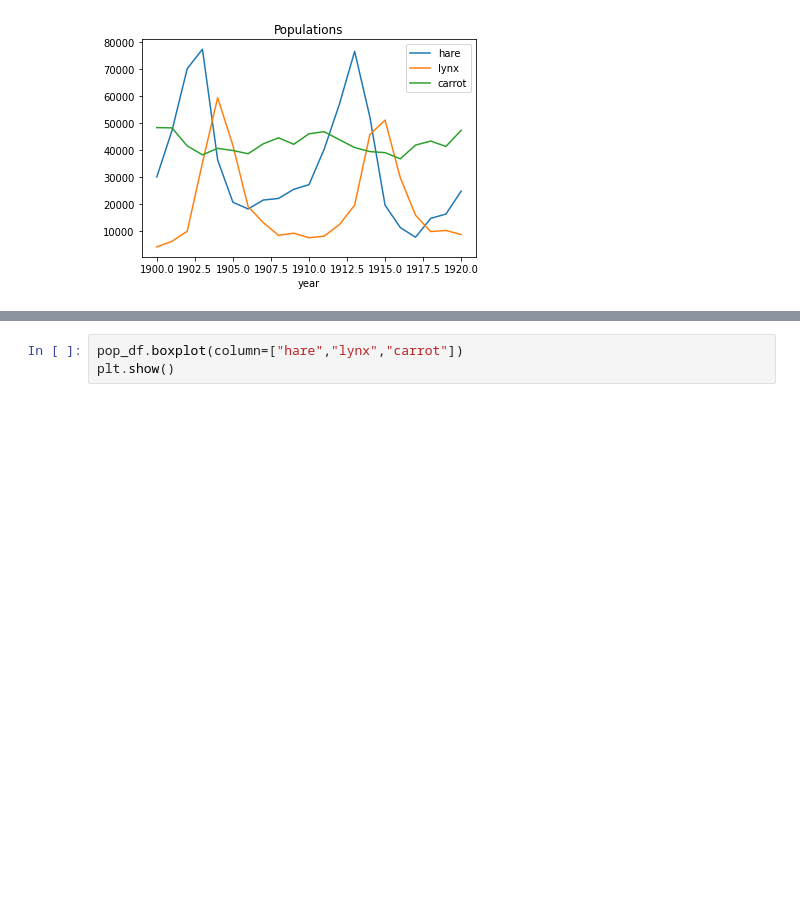
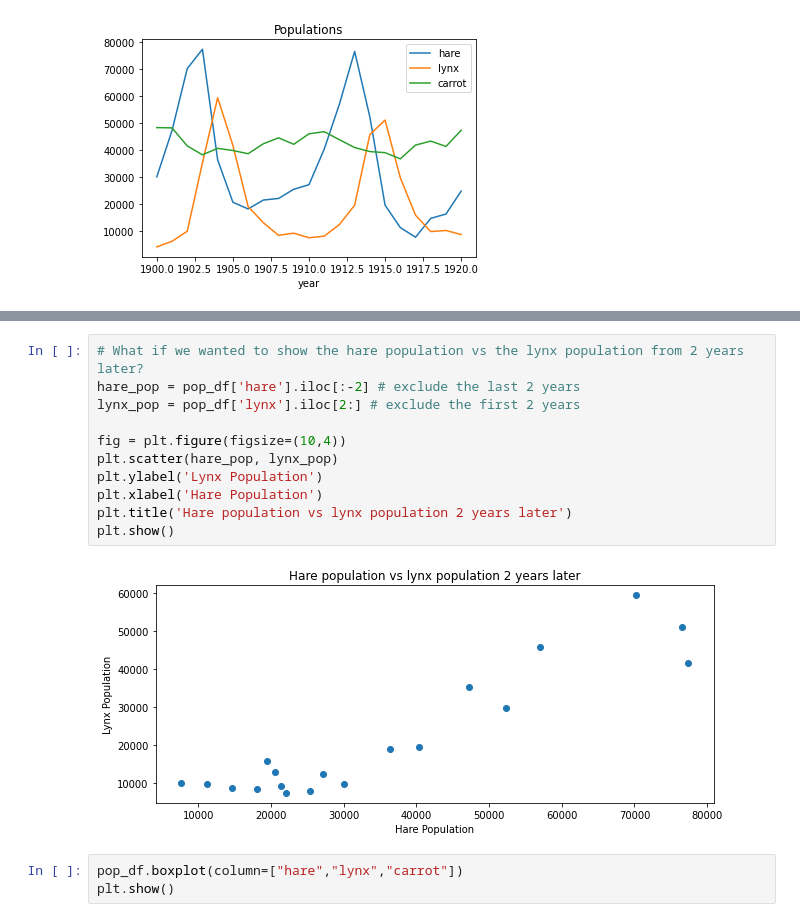
Before and after one commit to scottspurlock/csc4422-2022s, a Jupyter notebook: tutorials/day03_tutorial_pandas.ipynb, the cells around one changed output, grey strips where cells are left out. Drawn from its saved outputs; the diff is of its cells as text; blank space fills up the shorter version.

Commit message:
Added iloc examples

```diff
--- a/tutorials/day03_tutorial_pandas.ipynb
+++ b/tutorials/day03_tutorial_pandas.ipynb
@@ -407,3 +445,16 @@ plt.show()
+# %%
+# What if we wanted to show the hare population vs the lynx population from 2 years later?
+hare_pop = pop_df['hare'].iloc[:-2] # exclude the last 2 years
+lynx_pop = pop_df['lynx'].iloc[2:] # exclude the first 2 years
+
+fig = plt.figure(figsize=(10,4))
+plt.scatter(hare_pop, lynx_pop)
+plt.ylabel('Lynx Population')
+plt.xlabel('Hare Population')
+plt.title('Hare population vs lynx population 2 years later')
+plt.show()
+# %% [output]
+[figure, added]
 # %%
 pop_df.boxplot(column=["hare","lynx","carrot"])
 plt.show()
```
Also changed, not shown: parts of 26 cells of this notebook.
